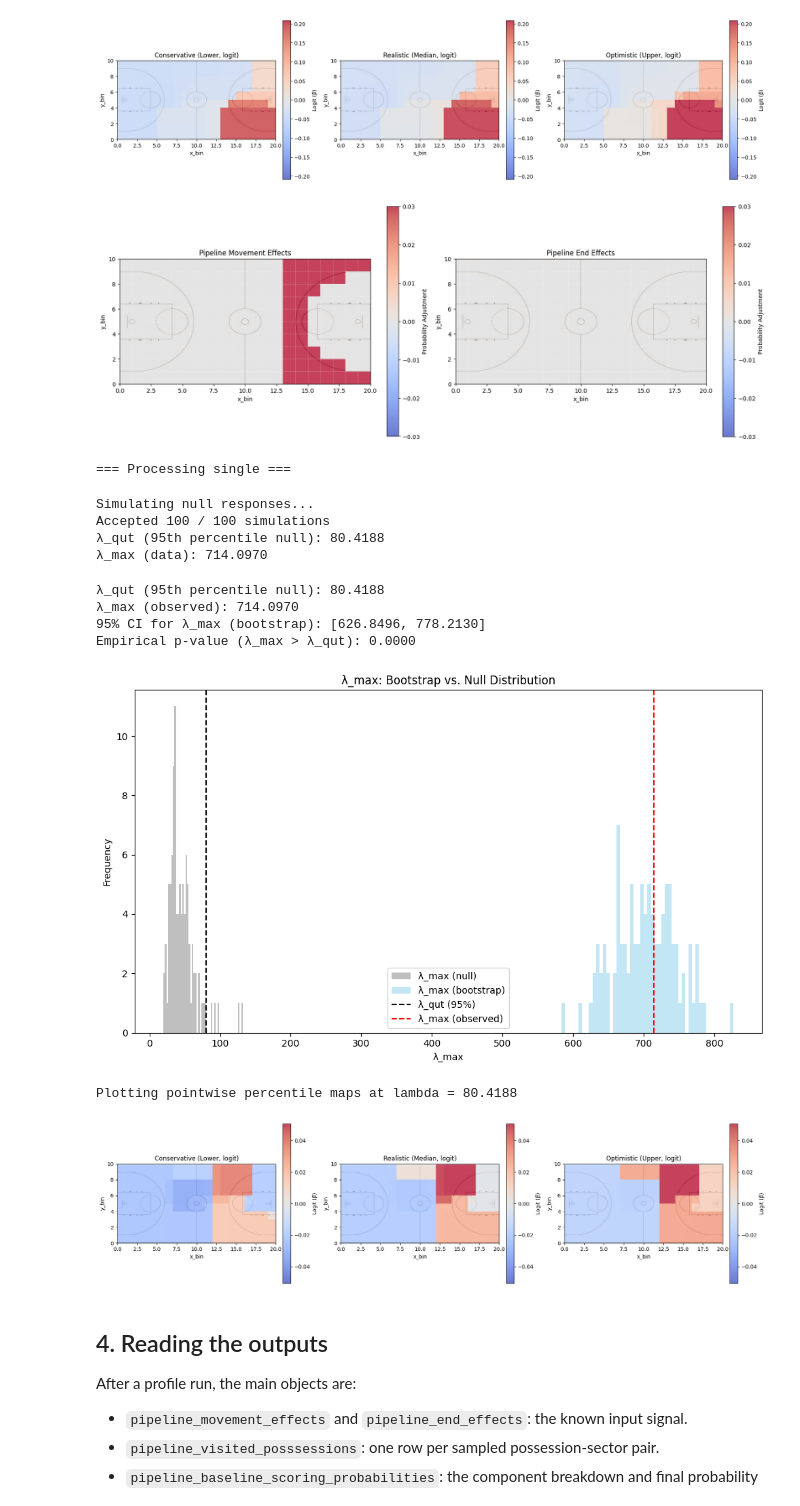
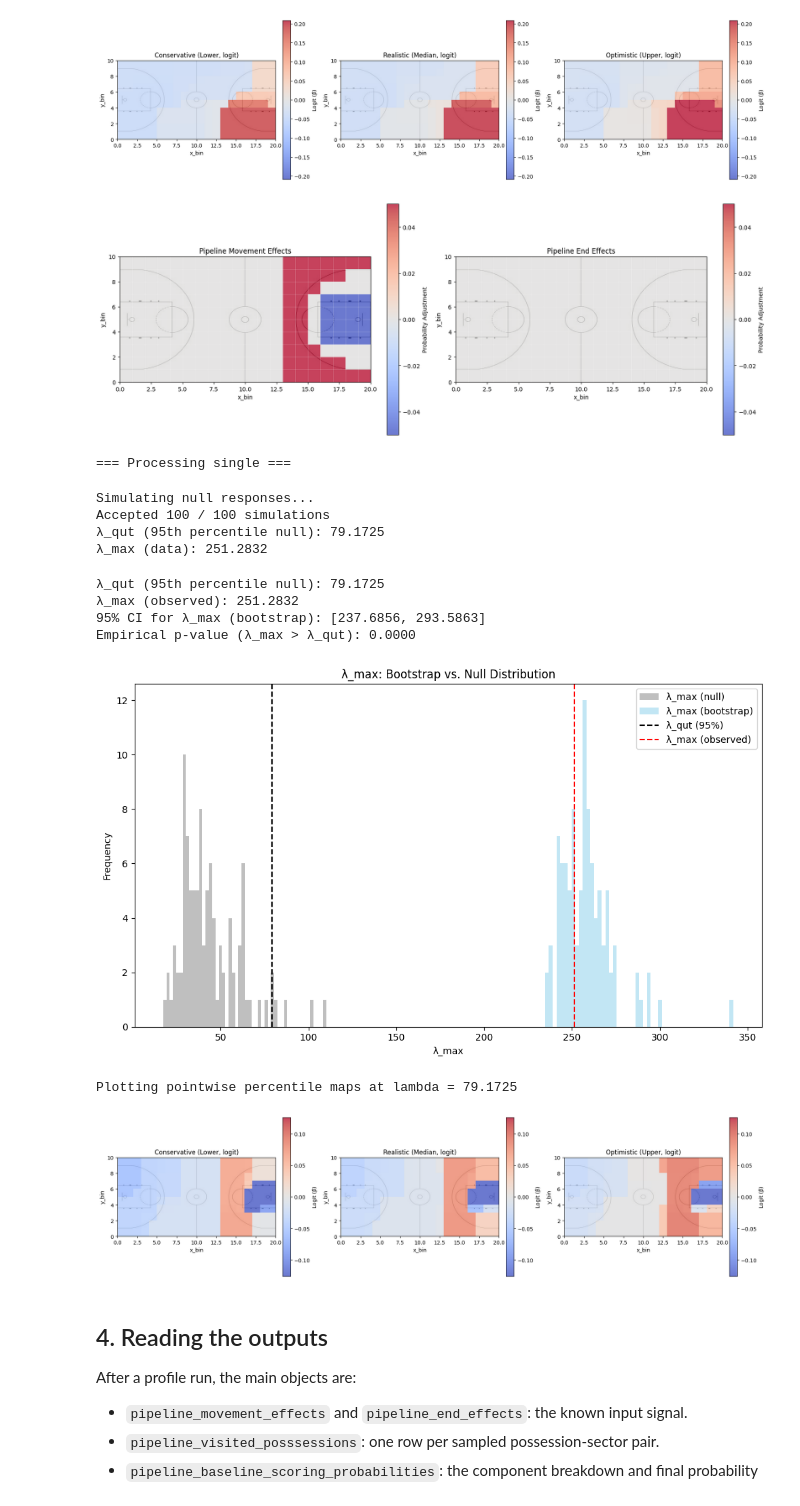
Before and after one commit to Channertheman/NBA_Analysis, a Jupyter notebook: Simulation_construction.ipynb, the cells around one changed output. Drawn from its saved outputs; the diff is of its cells as text; code cells hidden in the pictures.

```diff
--- a/Simulation_construction.ipynb
+++ b/Simulation_construction.ipynb
@@ -819,17 +820,18 @@ train_set = [21500649, 21500390, 21500188, 21500355, 21500057, 21500009]
 pipeline_movement_effects = np.zeros((x_bins, y_bins))
 pipeline_end_effects = np.zeros((x_bins, y_bins))
 
-pipeline_movement_effects[15:20, 9] = .03
-pipeline_movement_effects[14:18, 8:10] = .03
-pipeline_movement_effects[14:16, 7:9] = .03
-pipeline_movement_effects[13:15, 3:7] = .03
-pipeline_movement_effects[14:20, 0] = .03
-pipeline_movement_effects[14:18, 1] = .03
-pipeline_movement_effects[14:16, 2] = .03
-pipeline_movement_effects[13, 0:10] = .03
-# pipeline_movement_effects[15:20, 3:7] = -.05
-# pipeline_movement_effects[18:20, 1:9] = -.05
-# pipeline_movement_effects[16:18, 2:8] = -.05
+pipeline_movement_effects[15:20, 9] = .05
+pipeline_movement_effects[14:18, 8:10] = .05
+pipeline_movement_effects[14:16, 7:9] = .05
+pipeline_movement_effects[13:15, 3:7] = .05
+pipeline_movement_effects[14:20, 0] = .05
+pipeline_movement_effects[14:18, 1] = .05
+pipeline_movement_effects[14:16, 2] = .05
+pipeline_movement_effects[13, 0:10] = .05
+pipeline_movement_effects[15:20, 3:7] = -.05
+pipeline_movement_effects[18:20, 3:7] = -.05
+pipeline_movement_effects[16:18, 3:7] = -.05
+pipeline_movement_effects[15, 3:7] = 0
 plot_effect_surfaces(pipeline_movement_effects, pipeline_end_effects, title_prefix="Pipeline")
 
 # Plotting occurs unconditionally; the prompt gates the expensive QUT run.
@@ -871,42 +873,42 @@ if ask == "yes":
     pipeline_n_bootstraps = 100
     pipeline_mc_null = 100
     pipeline_alpha = 0.05
 
     # Release the previous profile before evaluating the next expensive call.
     if "pipeline_qut_results" in globals():
         del pipeline_qut_results
     gc.collect()
     plt.close("all")
 
     pipeline_qut_results = analyze_tv_logistic_single_game(
         pipeline_qut_movement,
         game_id=None,
         n_bootstraps=pipeline_n_bootstraps,
         n_possessions=10000,
         samples_per_possession=250,
         min_samples_required=100,
         mc_null=pipeline_mc_null,
         alpha=pipeline_alpha,
         court_image_path="court.jpg",
         show_progress=True,
         plot_pointwise_maps=True,
         plot_lambda_distributions=True,
         seed=pipeline_seed,
     )
 # %% [output]
-[figure, old version]
+[figure, new version]
 === Processing single ===
 Simulating null responses...
 Accepted 100 / 100 simulations
-λ_qut (95th percentile null): 80.4188
-λ_max (data): 714.0970
+λ_qut (95th percentile null): 79.1725
+λ_max (data): 251.2832
-λ_qut (95th percentile null): 80.4188
-λ_max (observed): 714.0970
-95% CI for λ_max (bootstrap): [626.8496, 778.2130]
+λ_qut (95th percentile null): 79.1725
+λ_max (observed): 251.2832
+95% CI for λ_max (bootstrap): [237.6856, 293.5863]
 Empirical p-value (λ_max > λ_qut): 0.0000
-[figure, old version]
+[figure, new version]
-Plotting pointwise percentile maps at lambda = 80.4188
+Plotting pointwise percentile maps at lambda = 79.1725
-[figure, old version]
+[figure, new version]
 # %% [markdown]
 ## 4. Reading the outputs
 
```
Also changed, not shown: parts of 2 cells of this notebook, 1 other file.
